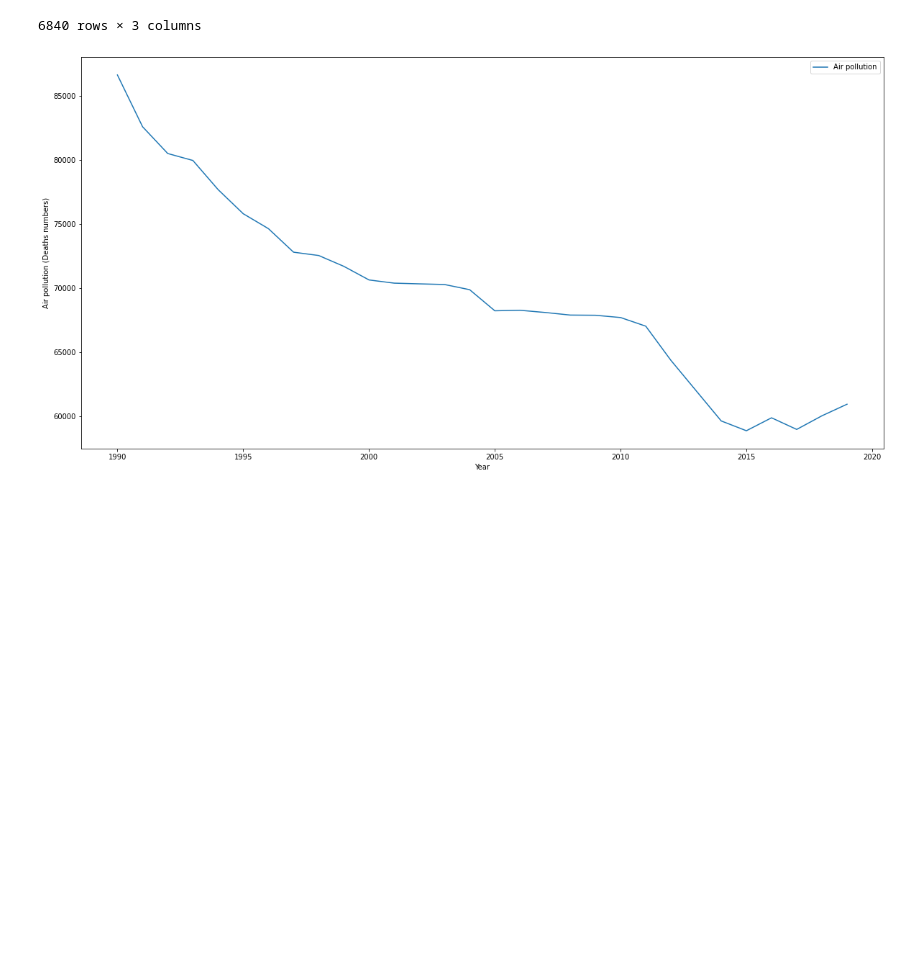
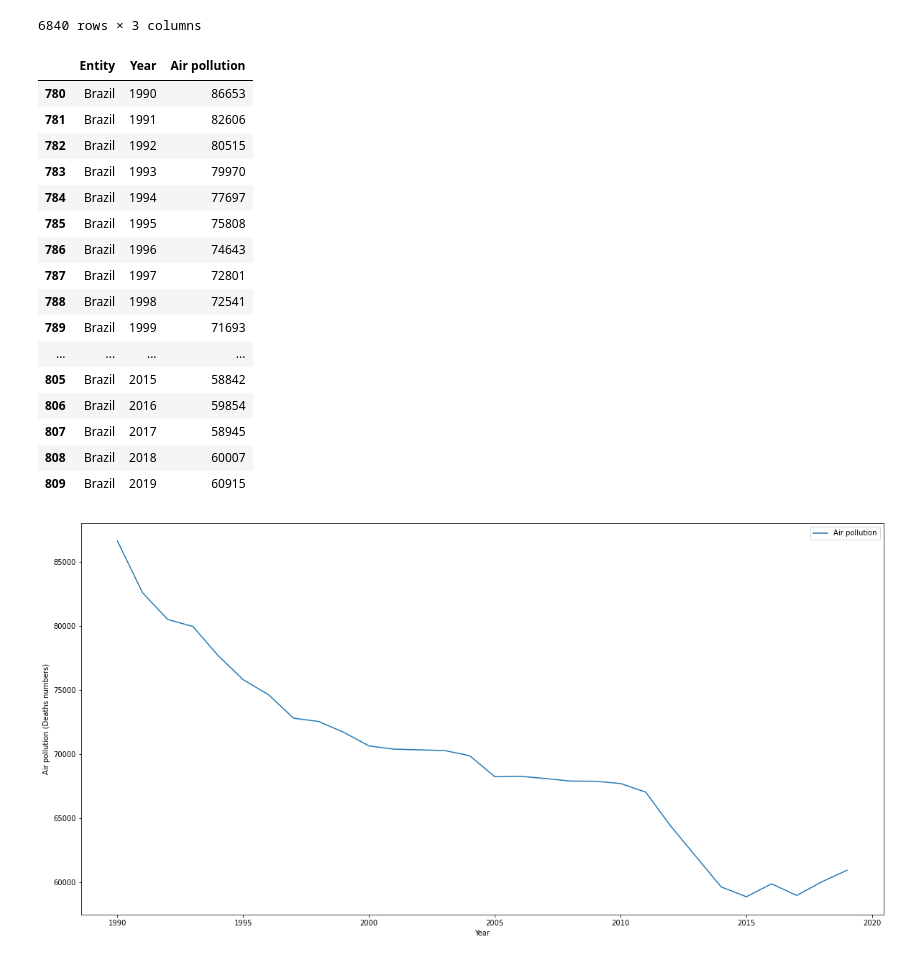
Before and after one commit to Matheus-Fontinele-Alves-Vieria/Artificial-Intelligence, a Jupyter notebook: src/notebook/Number_of_deaths.ipynb, the cells around one changed output. Drawn from its saved outputs; the diff is of its cells as text; code cells hidden in the pictures; blank space fills up the shorter version.

```diff
--- a/src/notebook/Number_of_deaths.ipynb
+++ b/src/notebook/Number_of_deaths.ipynb
@@ -118,6 +118,26 @@ df_number_of_deaths_by_risk_factor
 6840 rows × 3 columns
 # %%
 Brazil = df_number_of_deaths_by_risk_factor[df_number_of_deaths_by_risk_factor['Entity'] == 'Brazil']
+# %%
+Brazil
+# %% [output]
+|  | Entity | Year | Air pollution |
+| 780 | Brazil | 1990 | 86653 |
+| 781 | Brazil | 1991 | 82606 |
+| 782 | Brazil | 1992 | 80515 |
+| 783 | Brazil | 1993 | 79970 |
+| 784 | Brazil | 1994 | 77697 |
+| 785 | Brazil | 1995 | 75808 |
+| 786 | Brazil | 1996 | 74643 |
+| 787 | Brazil | 1997 | 72801 |
+| 788 | Brazil | 1998 | 72541 |
+| 789 | Brazil | 1999 | 71693 |
+| ... | ... | ... | ... |
+| 805 | Brazil | 2015 | 58842 |
+| 806 | Brazil | 2016 | 59854 |
+| 807 | Brazil | 2017 | 58945 |
+| 808 | Brazil | 2018 | 60007 |
+| 809 | Brazil | 2019 | 60915 |
 # %%
 br = Brazil.set_index(['Year'])
 # %%
```
Also changed, not shown: parts of 5 cells of this notebook, 3 other files.
